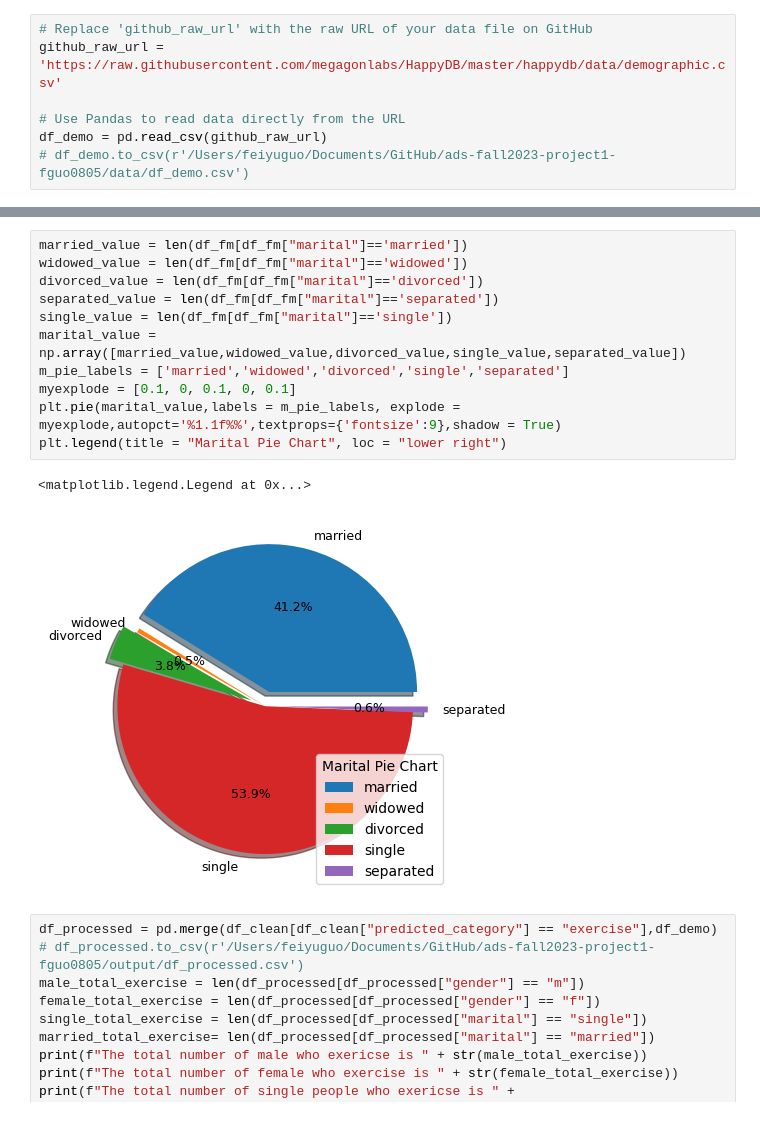
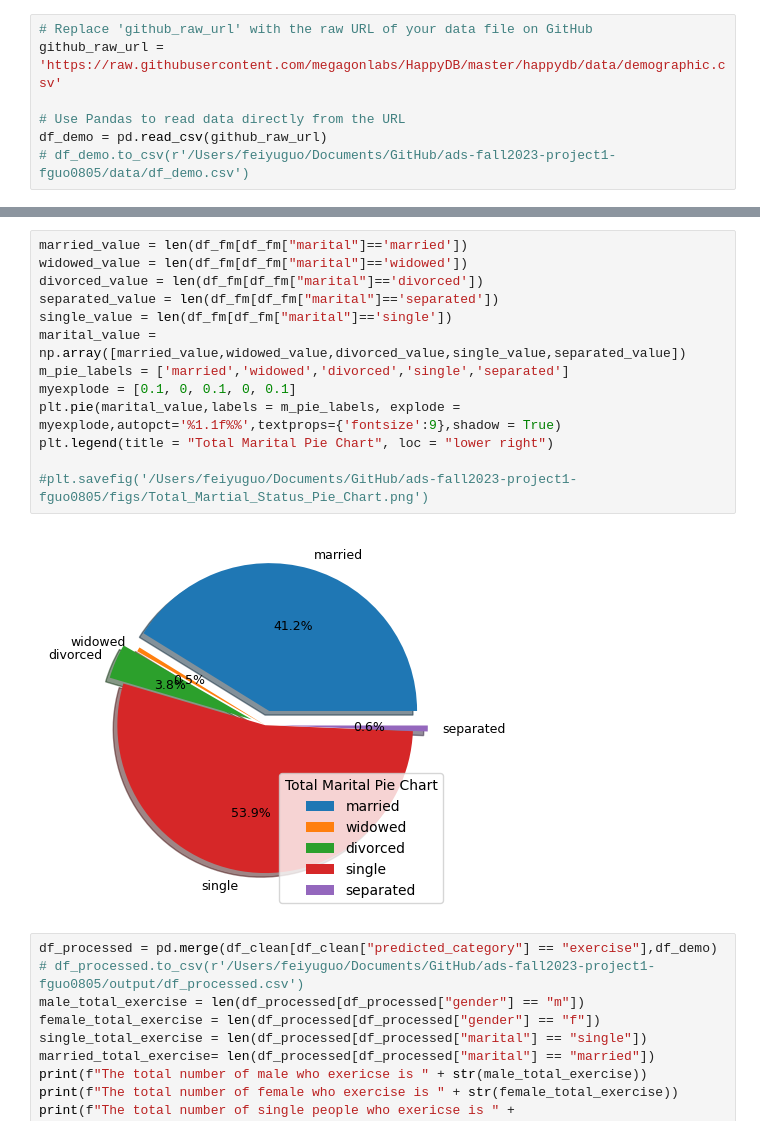
Before and after one commit to TZstatsADS/ads-fall2023-project1-fguo0805, a Jupyter notebook: doc/code.ipynb, the cells around one changed output, grey strips where cells are left out. Drawn from its saved outputs; the diff is of its cells as text.

```diff
--- a/doc/code.ipynb
+++ b/doc/code.ipynb
@@ -67,17 +61,18 @@ plt.legend(title = "Gender Pie Chart")
 # %%
 married_value = len(df_fm[df_fm["marital"]=='married'])
 widowed_value = len(df_fm[df_fm["marital"]=='widowed'])
 divorced_value = len(df_fm[df_fm["marital"]=='divorced'])
 separated_value = len(df_fm[df_fm["marital"]=='separated'])
 single_value = len(df_fm[df_fm["marital"]=='single'])
 marital_value = np.array([married_value,widowed_value,divorced_value,single_value,separated_value])
 m_pie_labels = ['married','widowed','divorced','single','separated']
 myexplode = [0.1, 0, 0.1, 0, 0.1]
 plt.pie(marital_value,labels = m_pie_labels, explode = myexplode,autopct='%1.1f%%',textprops={'fontsize':9},shadow = True)
-plt.legend(title = "Marital Pie Chart", loc = "lower right")
+plt.legend(title = "Total Marital Pie Chart", loc = "lower right")
+
+#plt.savefig('/Users/feiyuguo/Documents/GitHub/ads-fall2023-project1-fguo0805/figs/Total_Martial_Status_Pie_Chart.png')
 # %% [output]
-<matplotlib.legend.Legend at 0x...>
-[figure, old version]
+[figure, new version]
 # %%
 df_processed = pd.merge(df_clean[df_clean["predicted_category"] == "exercise"],df_demo)
 # df_processed.to_csv(r'/Users/feiyuguo/Documents/GitHub/ads-fall2023-project1-fguo0805/output/df_processed.csv')
```
Also changed, not shown: parts of 3 cells of this notebook, 2 other files.
